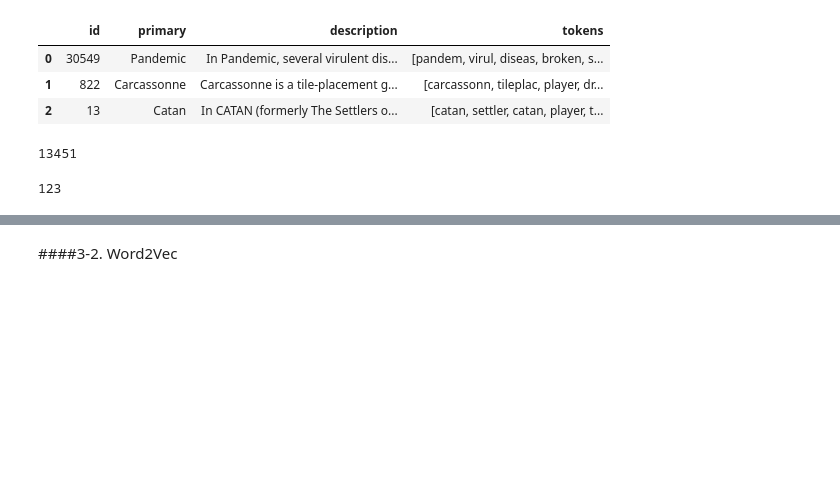
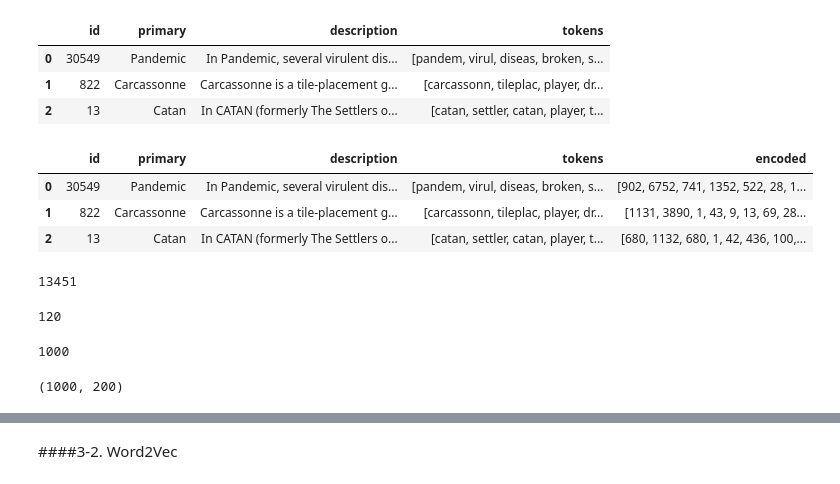
Before and after one commit to KYOH95/Project_4_Boardgame_App_Ver2, a Jupyter notebook: project4.ipynb, the cells around one changed output, grey strips where cells are left out. Saved outputs shown, nothing was run; the diff lists cells and outputs as text; code cells hidden in the pictures; blank space fills up the shorter version.

```diff
--- a/project4.ipynb
+++ b/project4.ipynb
@@ -444,9 +447,15 @@ df_token.head(3)
 X = df_token["tokens"]
 y = df_token["primary"]
 # %%
-tokenizer = Tokenizer(num_words=20000)
+tokenizer = Tokenizer(num_words=10000) #num_words를 단어 빈도수가 높은 순으로 100개만 사용한다는 의미이다. 나머지는 고려하지 않는다.
 tokenizer.fit_on_texts(X)
-X_encoded = tokenizer.texts_to_sequences(X)
+X_encoded = df_token["encoded"] = tokenizer.texts_to_sequences(X)
+df_token.head(3)
+# %% [output]
+|  | id | primary | description | tokens | encoded |
+| 0 | 30549 | Pandemic | In Pandemic, several virulent dis... | [pandem, virul, diseas, broken, s... | [902, 6752, 741, 1352, 522, 28, 1... |
+| 1 | 822 | Carcassonne | Carcassonne is a tile-placement g... | [carcassonn, tileplac, player, dr... | [1131, 3890, 1, 43, 9, 13, 69, 28... |
+| 2 | 13 | Catan | In CATAN (formerly The Settlers o... | [catan, settler, catan, player, t... | [680, 1132, 680, 1, 42, 436, 100,... |
 # %%
 #get vocab_size
 vocab_size = len(tokenizer.word_index) + 1
@@ -456,8 +465,13 @@ print(vocab_size)
 np.mean([len(sent) for sent in X_encoded], dtype=int)
 # %% [output]
 13451
-123
+120
 # %%
 #transform using pad_sequences
-maxlen = 250 # bigger than mean of len of X
+maxlen = 200 # bigger than mean of len of X
+print(len(X_encoded))
 X_pad = pad_sequences(X_encoded, maxlen=maxlen)
+X_pad.shape
+# %% [output]
+1000
+(1000, 200)
```
Also changed, not shown: parts of 13 cells of this notebook.
